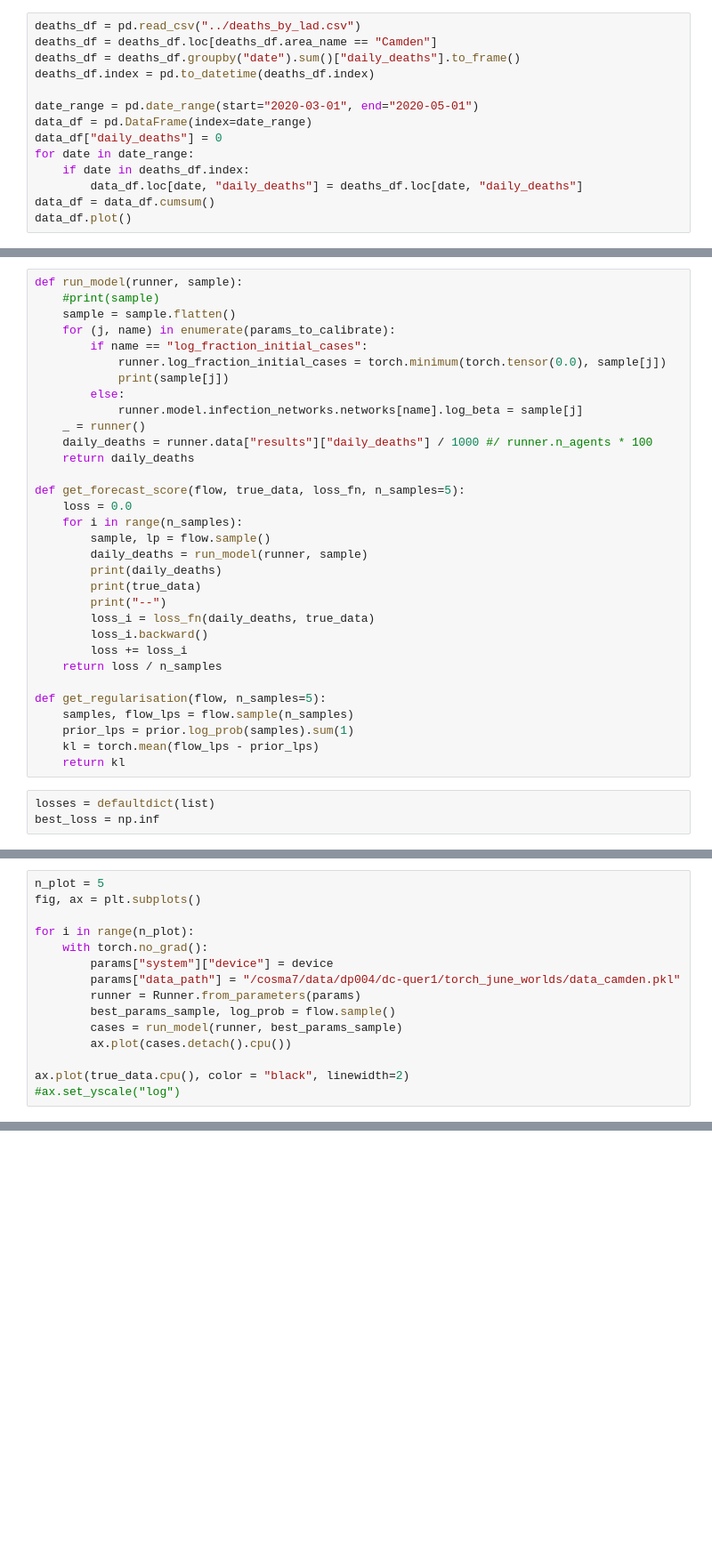
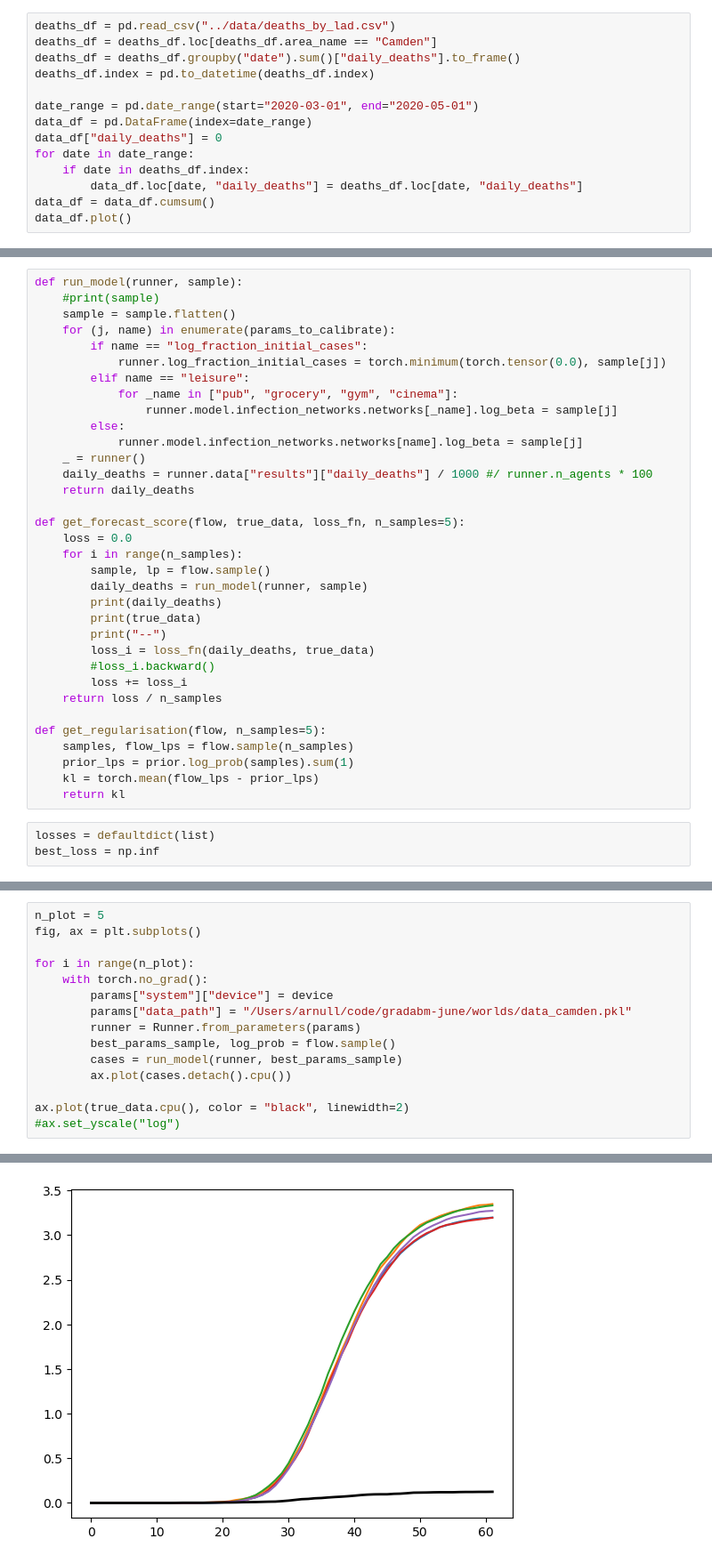
Before and after one commit to arnauqb/bayesian_gradabm, a Jupyter notebook: notebooks/june_data.ipynb, the cells around one changed output, grey strips where cells are left out. Shown at 89% size. Saved outputs shown, nothing was run; the diff lists cells and outputs as text; blank space fills up the shorter version.

```diff
--- a/notebooks/june_data.ipynb
+++ b/notebooks/june_data.ipynb
@@ -45,7 +45,7 @@ def plot_posterior(nfm, param_names, lims=(0,2)):
     #f.savefig(f"./flow_results/posteriors/posterior_{it:03d}.png", dpi=150, facecolor='white')
     return
 # %%
-deaths_df = pd.read_csv("../deaths_by_lad.csv")
+deaths_df = pd.read_csv("../data/deaths_by_lad.csv")
 deaths_df = deaths_df.loc[deaths_df.area_name == "Camden"]
 deaths_df = deaths_df.groupby("date").sum()["daily_deaths"].to_frame()
 deaths_df.index = pd.to_datetime(deaths_df.index)
@@ -124,7 +118,9 @@ def run_model(runner, sample):
     for (j, name) in enumerate(params_to_calibrate):
         if name == "log_fraction_initial_cases":
             runner.log_fraction_initial_cases = torch.minimum(torch.tensor(0.0), sample[j])
-            print(sample[j])
+        elif name == "leisure":
+            for _name in ["pub", "grocery", "gym", "cinema"]:
+                runner.model.infection_networks.networks[_name].log_beta = sample[j]
         else:
             runner.model.infection_networks.networks[name].log_beta = sample[j]
     _ = runner()
@@ -140,7 +136,7 @@ def get_forecast_score(flow, true_data, loss_fn, n_samples=5):
         print(true_data)
         print("--")
         loss_i = loss_fn(daily_deaths, true_data)
-        loss_i.backward()
+        #loss_i.backward()
         loss += loss_i
     return loss / n_samples
 
@@ -406,7 +406,7 @@ fig, ax = plt.subplots()
 for i in range(n_plot):
     with torch.no_grad():
         params["system"]["device"] = device
-        params["data_path"] = "/cosma7/data/dp004/dc-quer1/torch_june_worlds/data_camden.pkl"
+        params["data_path"] = "/Users/arnull/code/gradabm-june/worlds/data_camden.pkl"
         runner = Runner.from_parameters(params)
         best_params_sample, log_prob = flow.sample()
         cases = run_model(runner, best_params_sample)
@@ -414,3 +414,4 @@ for i in range(n_plot):
 
 ax.plot(true_data.cpu(), color = "black", linewidth=2)
 #ax.set_yscale("log")
+# %% [output]
@@ -416,0 +419 @@ ax.plot(true_data.cpu(), color = "black", linewidth=2)
+[figure, added]
```
Also changed, not shown: parts of 10 cells of this notebook, 7 other files.
